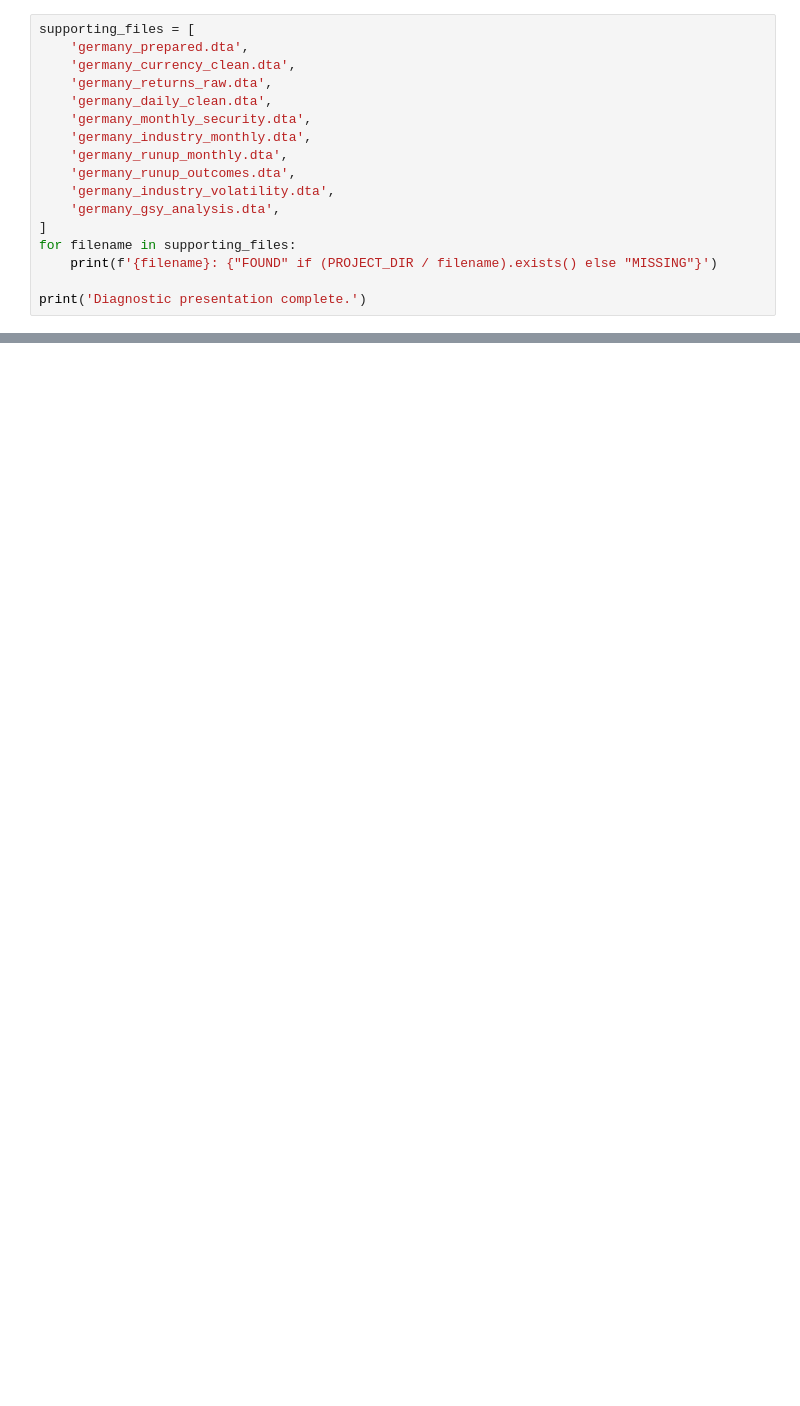
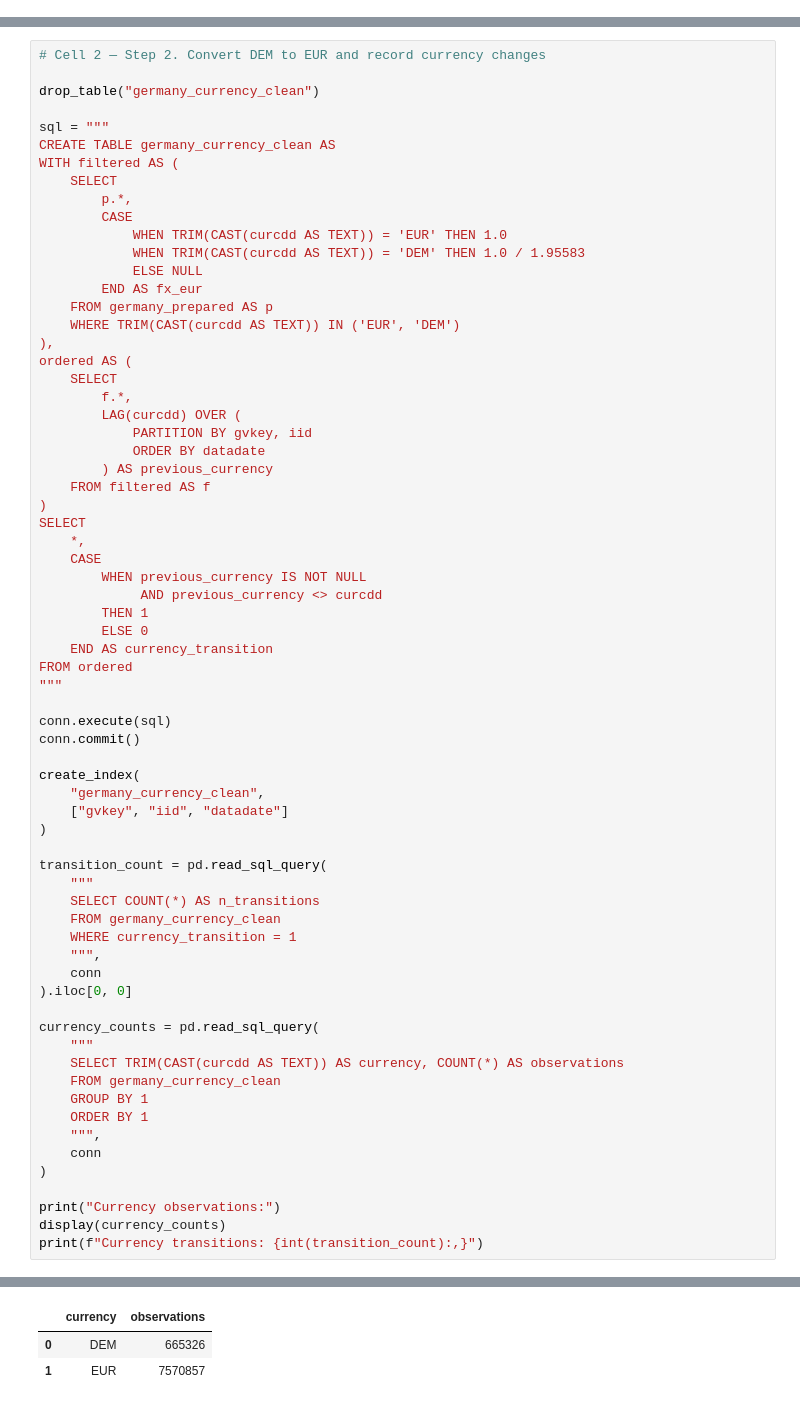
Before and after one commit to omarabdelaziz46664-sketch/Seminar, a Jupyter notebook: germany_gsy_replication.ipynb, the cells around one changed output, grey strips where cells are left out. Saved outputs shown, nothing was run; the diff lists cells and outputs as text; blank space fills up the shorter version.

```diff
--- a/germany_gsy_replication.ipynb
+++ b/germany_gsy_replication.ipynb
@@ -199,17 +0,0 @@ The final exhibit files are the authoritative reporting outputs. Supporting Stat
-# %%
-supporting_files = [
-    'germany_prepared.dta',
-    'germany_currency_clean.dta',
-    'germany_returns_raw.dta',
-    'germany_daily_clean.dta',
-    'germany_monthly_security.dta',
-    'germany_industry_monthly.dta',
-    'germany_runup_monthly.dta',
-    'germany_runup_outcomes.dta',
-    'germany_industry_volatility.dta',
-    'germany_gsy_analysis.dta',
-]
-for filename in supporting_files:
-    print(f'{filename}: {"FOUND" if (PROJECT_DIR / filename).exists() else "MISSING"}')
-
-print('Diagnostic presentation complete.')
@@ -227,0 +198,69 @@ No numbers from the earlier project description are treated as required checkpoi
+# %%
+# Cell 2 — Step 2. Convert DEM to EUR and record currency changes
+
+drop_table("germany_currency_clean")
+
+sql = """
+CREATE TABLE germany_currency_clean AS
+WITH filtered AS (
+    SELECT
+        p.*,
+        CASE
+            WHEN TRIM(CAST(curcdd AS TEXT)) = 'EUR' THEN 1.0
+            WHEN TRIM(CAST(curcdd AS TEXT)) = 'DEM' THEN 1.0 / 1.95583
+            ELSE NULL
+        END AS fx_eur
+    FROM germany_prepared AS p
+    WHERE TRIM(CAST(curcdd AS TEXT)) IN ('EUR', 'DEM')
+),
+ordered AS (
+    SELECT
+        f.*,
+        LAG(curcdd) OVER (
+            PARTITION BY gvkey, iid
+            ORDER BY datadate
+        ) AS previous_currency
+    FROM filtered AS f
+)
+SELECT
+    *,
+    CASE
+        WHEN previous_currency IS NOT NULL
+             AND previous_currency <> curcdd
+        THEN 1
+        ELSE 0
+    END AS currency_transition
+FROM ordered
+"""
+
+conn.execute(sql)
+conn.commit()
+
+create_index(
+    "germany_currency_clean",
+    ["gvkey", "iid", "datadate"]
+)
+
+transition_count = pd.read_sql_query(
+    """
+    SELECT COUNT(*) AS n_transitions
+    FROM germany_currency_clean
+    WHERE currency_transition = 1
+    """,
+    conn
+).iloc[0, 0]
+
+currency_counts = pd.read_sql_query(
+    """
+    SELECT TRIM(CAST(curcdd AS TEXT)) AS currency, COUNT(*) AS observations
+    FROM germany_currency_clean
+    GROUP BY 1
+    ORDER BY 1
+    """,
+    conn
+)
+
+print("Currency observations:")
+display(currency_counts)
+print(f"Currency transitions: {int(transition_count):,}")
+# %% [output]
@@ -227,0 +268,3 @@ No numbers from the earlier project description are treated as required checkpoi
+|  | currency | observations |
+| 0 | DEM | 665326 |
+| 1 | EUR | 7570857 |
```
Also changed, not shown: parts of 41 cells of this notebook, 1 other file.
